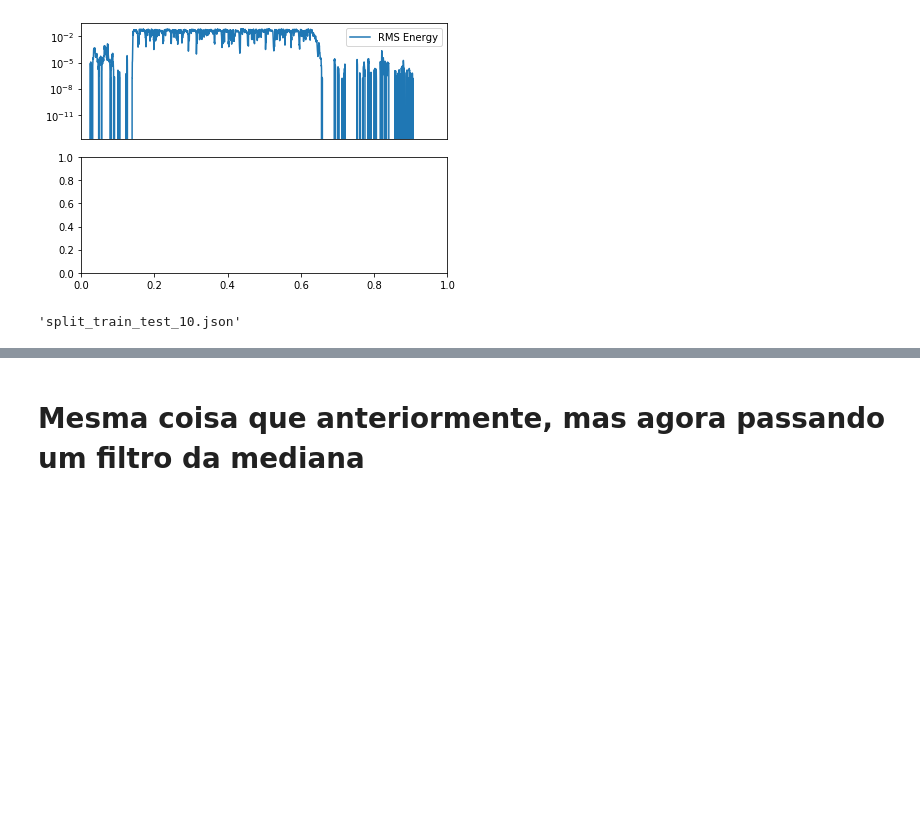
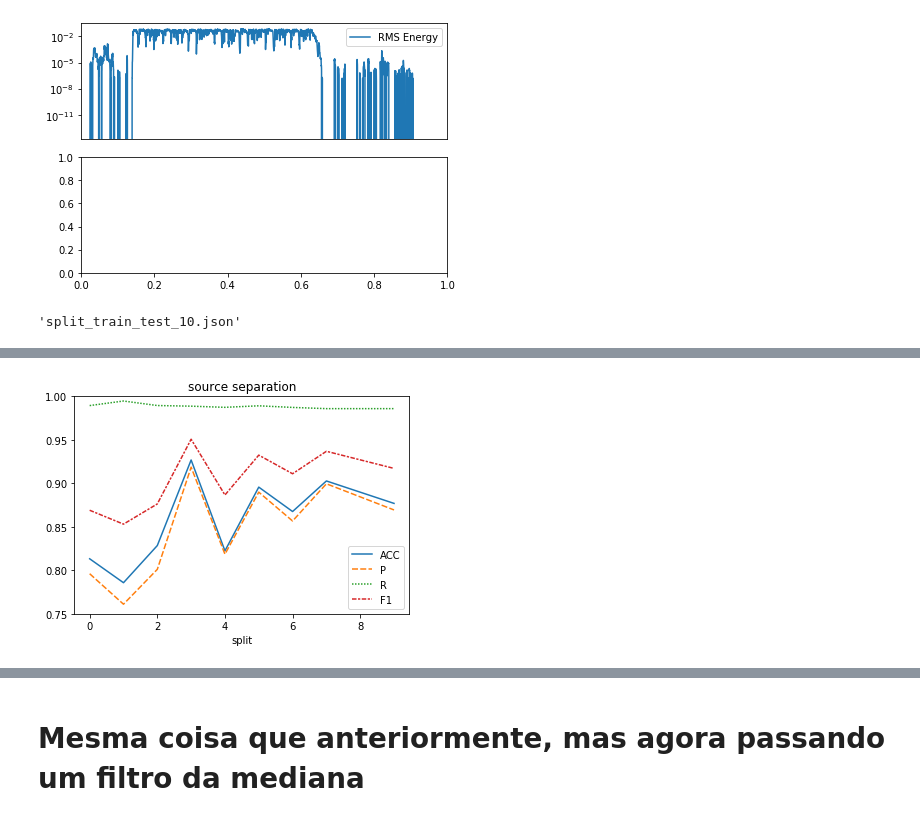
Before and after one commit to shayenne/vocaldetection, a Jupyter notebook: scripts/Threshold Spleeter.ipynb, the cells around one changed output, grey strips where cells are left out. Saved outputs shown, nothing was run; the diff lists cells and outputs as text; code cells hidden in the pictures; blank space fills up the shorter version.

```diff
--- a/scripts/Threshold Spleeter.ipynb
+++ b/scripts/Threshold Spleeter.ipynb
@@ -266,0 +267,7 @@ sns.pairplot(data=results_rf, hue='split')
+# %%
+plt.title('source separation')
+g = sns.lineplot(data=results_rf[['ACC','P','R','F1','split']].groupby('split').mean())
+g.set(ylim=(0.75,1))
+plt.show()
+# %% [output]
+[figure, added]
```
Also changed, not shown: parts of 4 cells of this notebook, 23 other files.
